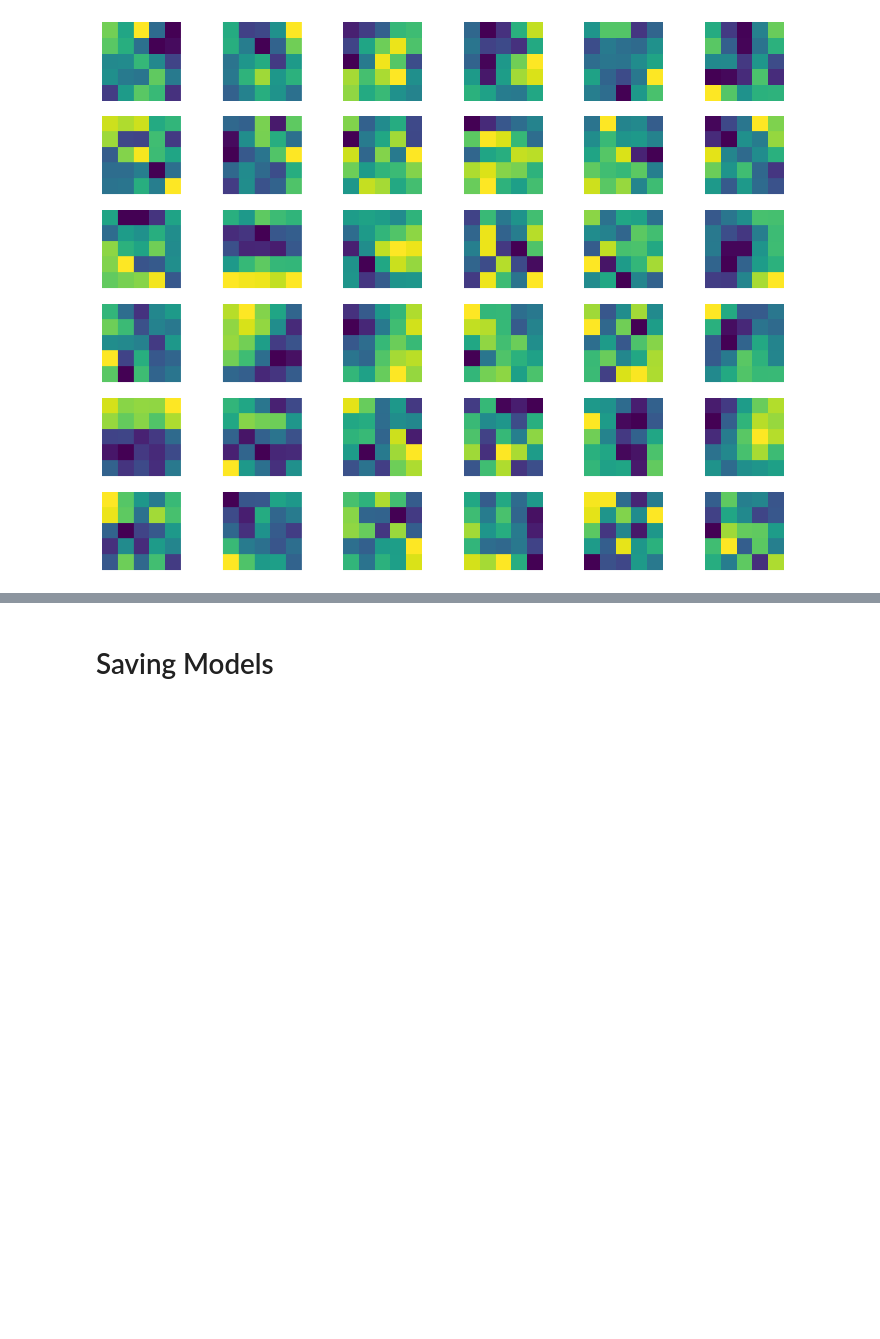
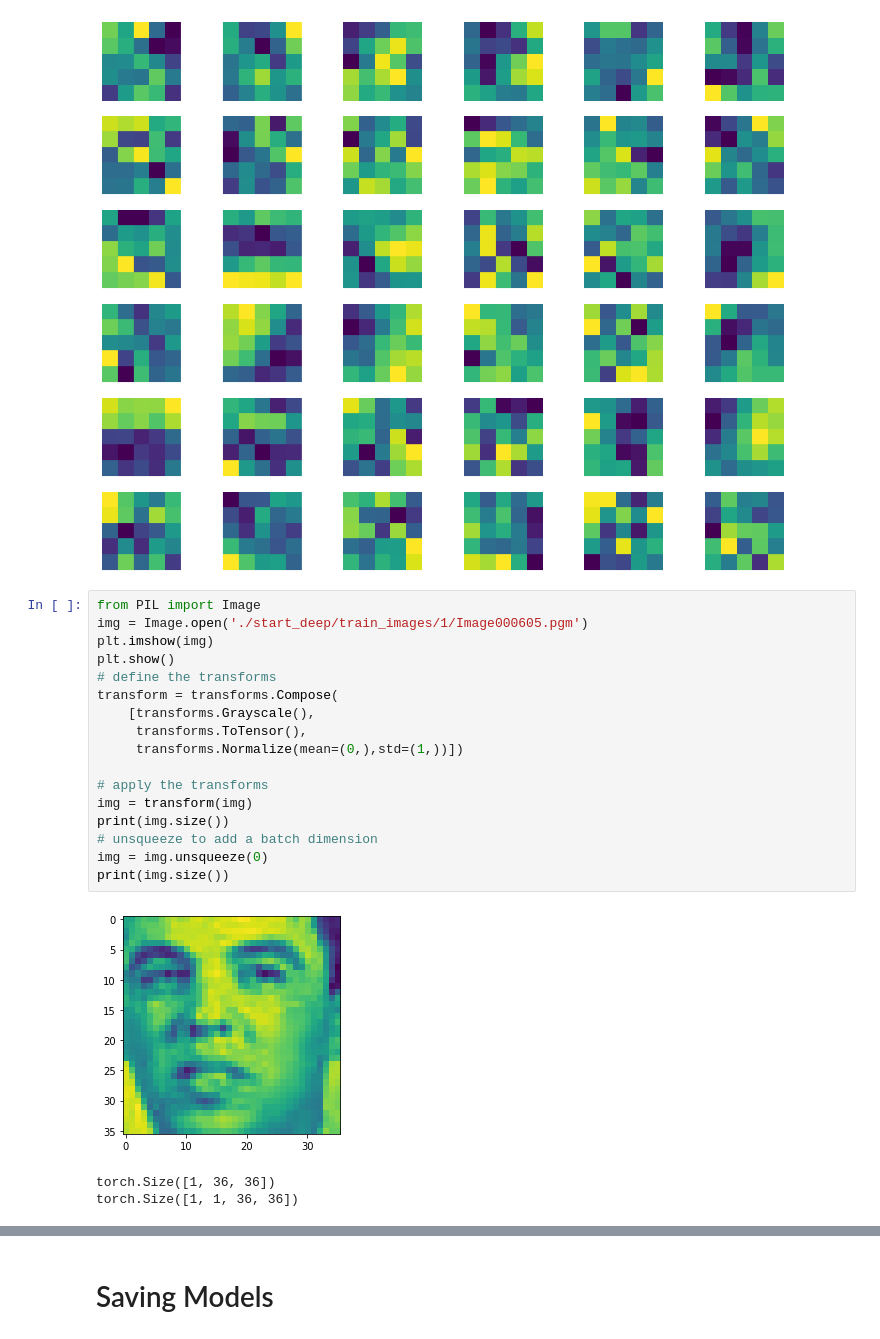
Before and after one commit to PierrePetrella/face_detection, a Jupyter notebook: face_detection.ipynb, the cells around one changed output, grey strips where cells are left out. Saved outputs shown, nothing was run; the diff lists cells and outputs as text; blank space fills up the shorter version.

```diff
--- a/face_detection.ipynb
+++ b/face_detection.ipynb
@@ -446,3 +467,24 @@ for i, filter in enumerate(model_weights[1]):
 plt.show()
 # %% [output]
 [figure]
+# %%
+from PIL import Image
+img = Image.open('./start_deep/train_images/1/Image000605.pgm')
+plt.imshow(img)
+plt.show()
+# define the transforms
+transform = transforms.Compose(
+    [transforms.Grayscale(),
+     transforms.ToTensor(),
+     transforms.Normalize(mean=(0,),std=(1,))])
+
+# apply the transforms
+img = transform(img)
+print(img.size())
+# unsqueeze to add a batch dimension
+img = img.unsqueeze(0)
+print(img.size())
+# %% [output]
+[figure, added]
+torch.Size([1, 36, 36])
+torch.Size([1, 1, 36, 36])
```
Also changed, not shown: parts of 3 cells of this notebook.
